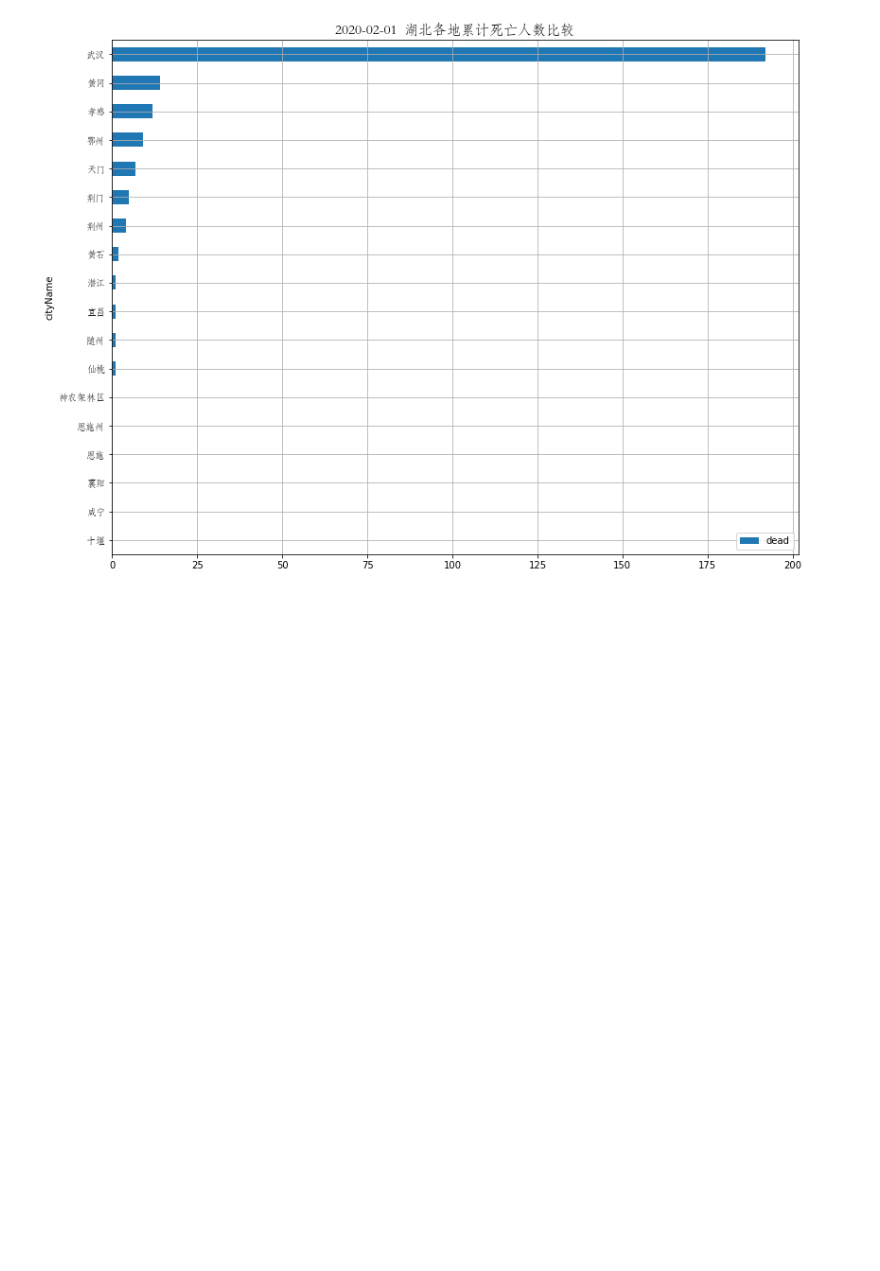
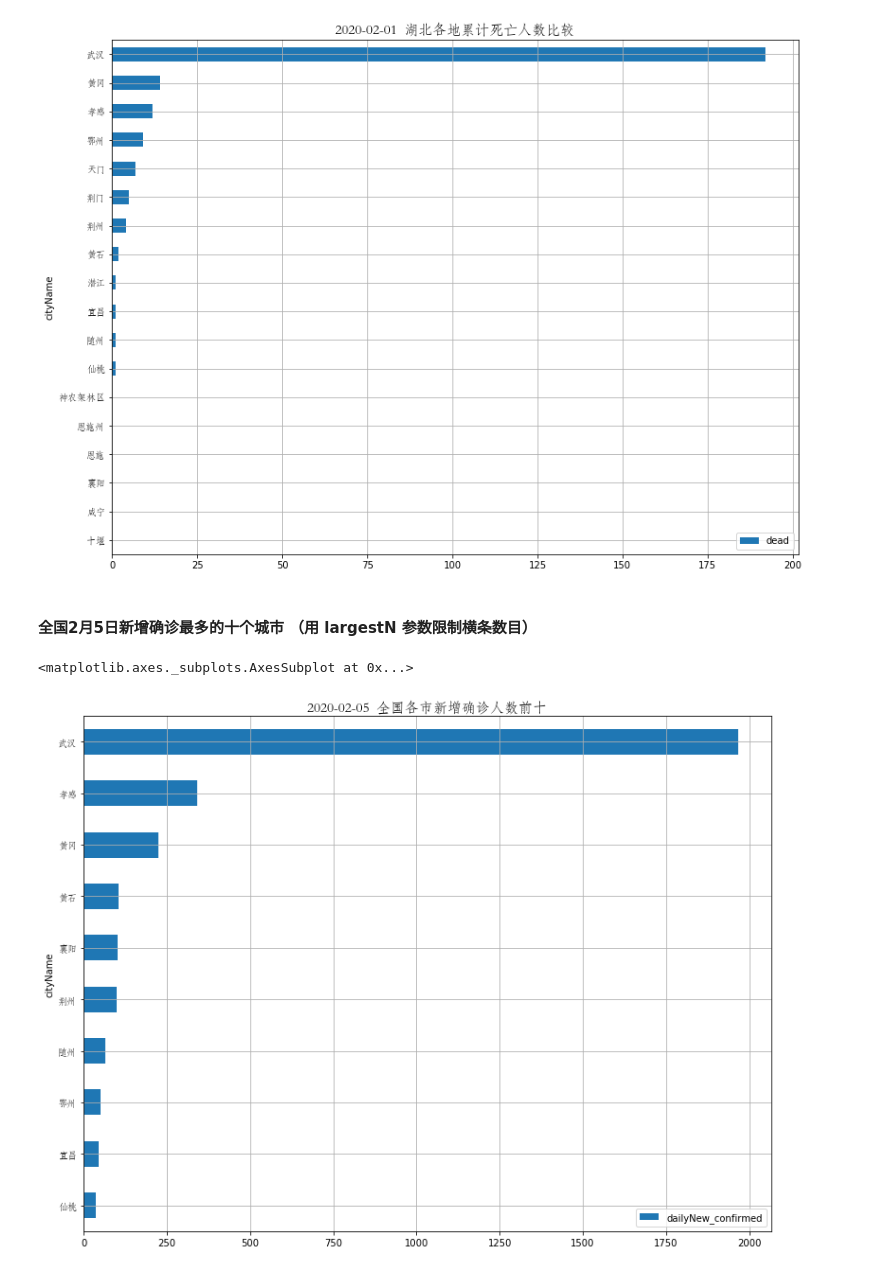
Before and after one commit to jianxu305/nCov2019_analysis, a Jupyter notebook: src/demo.ipynb, the cells around one changed output. Drawn from its saved outputs; the diff is of its cells as text; code cells hidden in the pictures; blank space fills up the shorter version.

Commit message:
added dailyNew confirmed in the time series plot.  Also added capability to limit the number of bars in the crossection plot.  Added one use case in demo

```diff
--- a/src/demo.ipynb
+++ b/src/demo.ipynb
@@ -157,3 +158,11 @@ utils.cross_sectional_bar(daily_frm[daily_frm['provinceName'] == '湖北省'], '
 # %% [output]
 <matplotlib.axes._subplots.AxesSubplot at 0x...>
 [figure]
+# %% [markdown]
+#### 全国2月5日新增确诊最多的十个城市 （用 largestN 参数限制横条数目）
+# %%
+utils.cross_sectional_bar(daily_frm, '2020-02-05', col='dailyNew_confirmed',
+                        groupby='cityName', title='全国各市新增确诊人数前十', largestN=10)
+# %% [output]
+<matplotlib.axes._subplots.AxesSubplot at 0x...>
+[figure, added]
```
Also changed, not shown: parts of 11 cells of this notebook, 2 other files.
